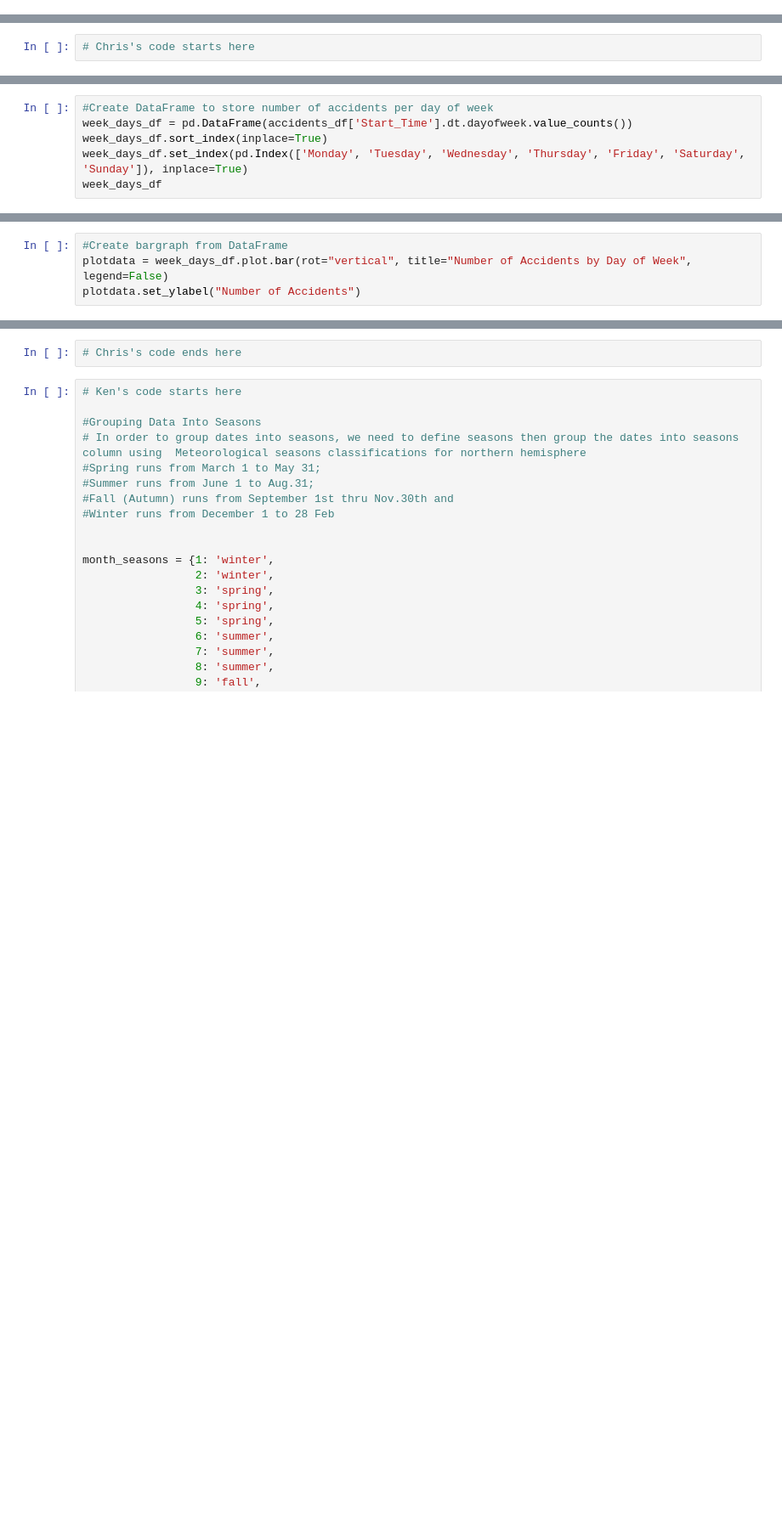
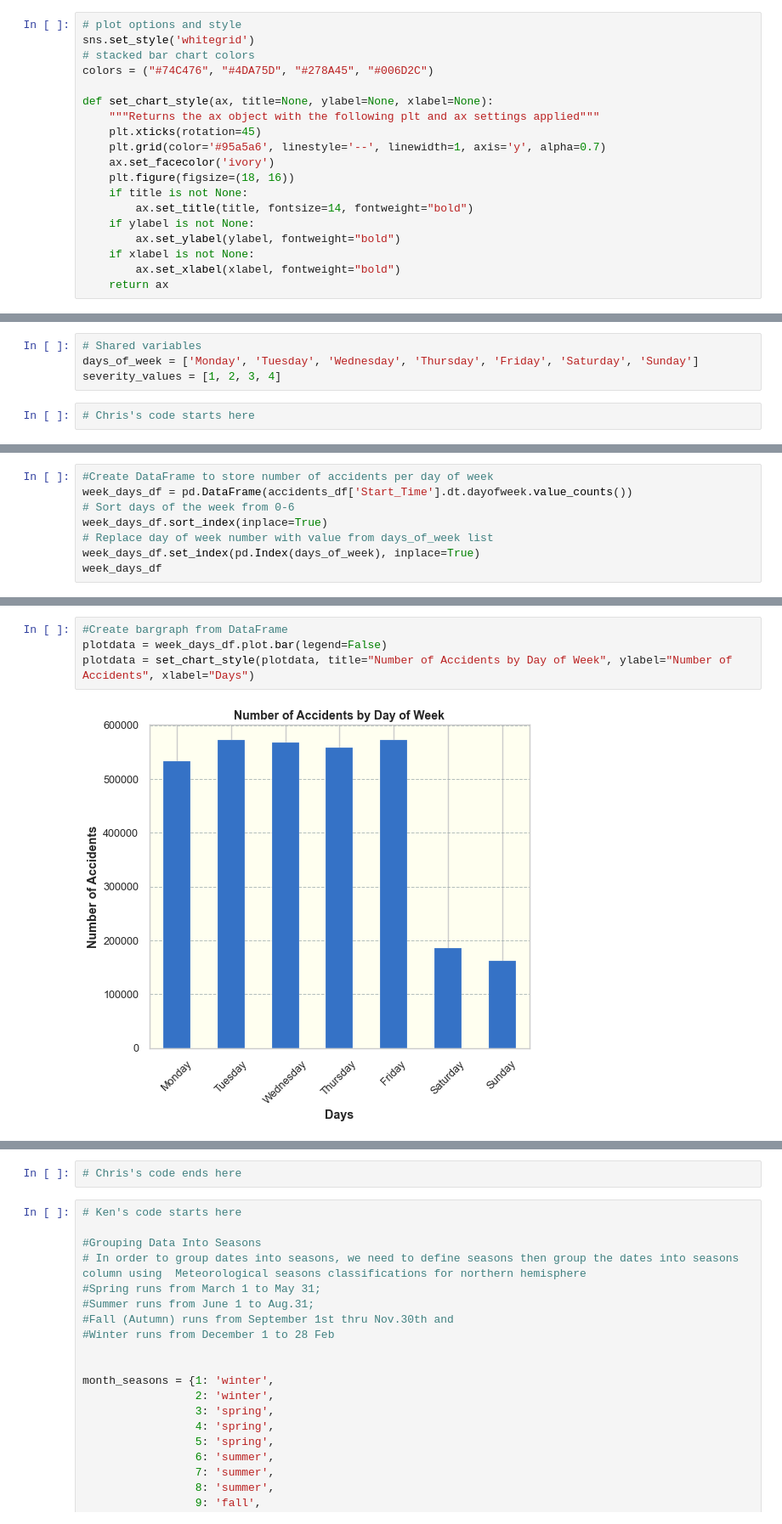
Before and after one commit to colleen547/Team-5---Project-1, a Jupyter notebook: main.ipynb, the cells around one changed output, grey strips where cells are left out. Shown at 85% size. Cells and saved outputs as stored; diff of their text form; blank space fills up the shorter version.

Commit message:
added chart styling function, and styled each chart, updated readme, added todos in notebook

```diff
--- a/main.ipynb
+++ b/main.ipynb
@@ -10,4 +9,23 @@ import os
 from config import destination_zip, col_types
+# %%
+# plot options and style
+sns.set_style('whitegrid')
+# stacked bar chart colors
+colors = ("#74C476", "#4DA75D", "#278A45", "#006D2C")
+
+def set_chart_style(ax, title=None, ylabel=None, xlabel=None):
+    """Returns the ax object with the following plt and ax settings applied"""
+    plt.xticks(rotation=45)
+    plt.grid(color='#95a5a6', linestyle='--', linewidth=1, axis='y', alpha=0.7)
+    ax.set_facecolor('ivory')
+    plt.figure(figsize=(18, 16))
+    if title is not None:
+        ax.set_title(title, fontsize=14, fontweight="bold")
+    if ylabel is not None:
+        ax.set_ylabel(ylabel, fontweight="bold")
+    if xlabel is not None:
+        ax.set_xlabel(xlabel, fontweight="bold")
+    return ax
 # %%
 # read csv in zip pandas automatically selects the csv residing within the zip
 accidents_df = pd.read_csv(destination_zip,
@@ -20,3 +45,7 @@ accidents_df.head()
+# %%
+# Shared variables
+days_of_week = ['Monday', 'Tuesday', 'Wednesday', 'Thursday', 'Friday', 'Saturday', 'Sunday']
+severity_values = [1, 2, 3, 4]
 # %%
 # Chris's code starts here
 # %%
@@ -25,6 +64,8 @@ accidents_df["Start_Time"].dt.dayofweek.value_counts()
 # %%
 #Create DataFrame to store number of accidents per day of week
 week_days_df = pd.DataFrame(accidents_df['Start_Time'].dt.dayofweek.value_counts())
+# Sort days of the week from 0-6
 week_days_df.sort_index(inplace=True)
-week_days_df.set_index(pd.Index(['Monday', 'Tuesday', 'Wednesday', 'Thursday', 'Friday', 'Saturday', 'Sunday']), inplace=True)
+# Replace day of week number with value from days_of_week list
+week_days_df.set_index(pd.Index(days_of_week), inplace=True)
 week_days_df
@@ -31,4 +81,6 @@ week_days_df
 # %%
 #Create bargraph from DataFrame
-plotdata = week_days_df.plot.bar(rot="vertical", title="Number of Accidents by Day of Week", legend=False)
-plotdata.set_ylabel("Number of Accidents")
+plotdata = week_days_df.plot.bar(legend=False)
+plotdata = set_chart_style(plotdata, title="Number of Accidents by Day of Week", ylabel="Number of Accidents", xlabel="Days")
+# %% [output]
+[figure, added]
```
Also changed, not shown: parts of 28 cells of this notebook, 1 other file.
